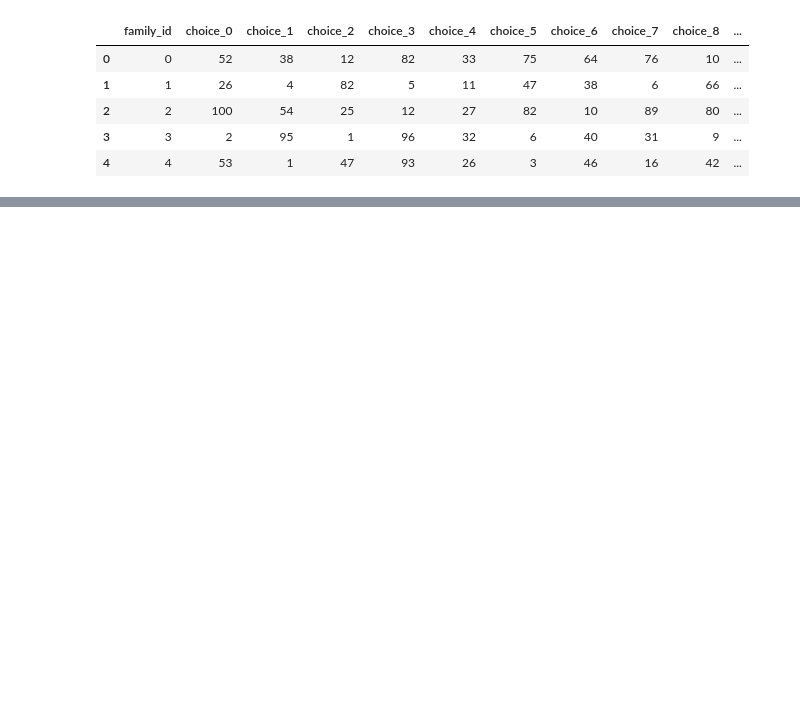
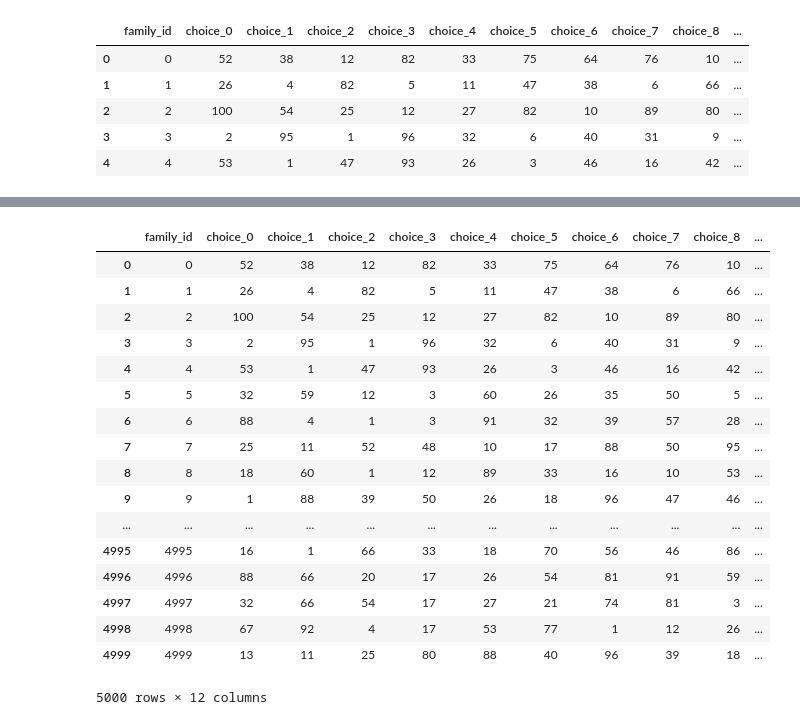
Before and after one commit to giblet17/Special_K, a Jupyter notebook: class_timetable.ipynb, the cells around one changed output, grey strips where cells are left out. Cells and saved outputs as stored; diff of their text form; code cells hidden in the pictures; blank space fills up the shorter version.

```diff
--- a/class_timetable.ipynb
+++ b/class_timetable.ipynb
@@ -218,3 +236,24 @@ array([33, 34, 35, 36, 40, 41, 49, 50, 55, 56, 57, 64, 69, 71, 78, 85, 92,
 # %%
 # We must prioritise the occupation of these very low popularity days, it looks like it may be hard to get 125 people on some of them
 # the cost may be great.
+# %%
+df
+# %% [output]
+|  | family_id | choice_0 | choice_1 | choice_2 | choice_3 | choice_4 | choice_5 | choice_6 | choice_7 | choice_8 | ... |
+| 0 | 0 | 52 | 38 | 12 | 82 | 33 | 75 | 64 | 76 | 10 | ... |
+| 1 | 1 | 26 | 4 | 82 | 5 | 11 | 47 | 38 | 6 | 66 | ... |
+| 2 | 2 | 100 | 54 | 25 | 12 | 27 | 82 | 10 | 89 | 80 | ... |
+| 3 | 3 | 2 | 95 | 1 | 96 | 32 | 6 | 40 | 31 | 9 | ... |
+| 4 | 4 | 53 | 1 | 47 | 93 | 26 | 3 | 46 | 16 | 42 | ... |
+| 5 | 5 | 32 | 59 | 12 | 3 | 60 | 26 | 35 | 50 | 5 | ... |
+| 6 | 6 | 88 | 4 | 1 | 3 | 91 | 32 | 39 | 57 | 28 | ... |
+| 7 | 7 | 25 | 11 | 52 | 48 | 10 | 17 | 88 | 50 | 95 | ... |
+| 8 | 8 | 18 | 60 | 1 | 12 | 89 | 33 | 16 | 10 | 53 | ... |
+| 9 | 9 | 1 | 88 | 39 | 50 | 26 | 18 | 96 | 47 | 46 | ... |
+| ... | ... | ... | ... | ... | ... | ... | ... | ... | ... | ... | ... |
+| 4995 | 4995 | 16 | 1 | 66 | 33 | 18 | 70 | 56 | 46 | 86 | ... |
+| 4996 | 4996 | 88 | 66 | 20 | 17 | 26 | 54 | 81 | 91 | 59 | ... |
+| 4997 | 4997 | 32 | 66 | 54 | 17 | 27 | 21 | 74 | 81 | 3 | ... |
+| 4998 | 4998 | 67 | 92 | 4 | 17 | 53 | 77 | 1 | 12 | 26 | ... |
+| 4999 | 4999 | 13 | 11 | 25 | 80 | 88 | 40 | 96 | 39 | 18 | ... |
+5000 rows × 12 columns
```
Also changed, not shown: parts of 14 cells of this notebook.
